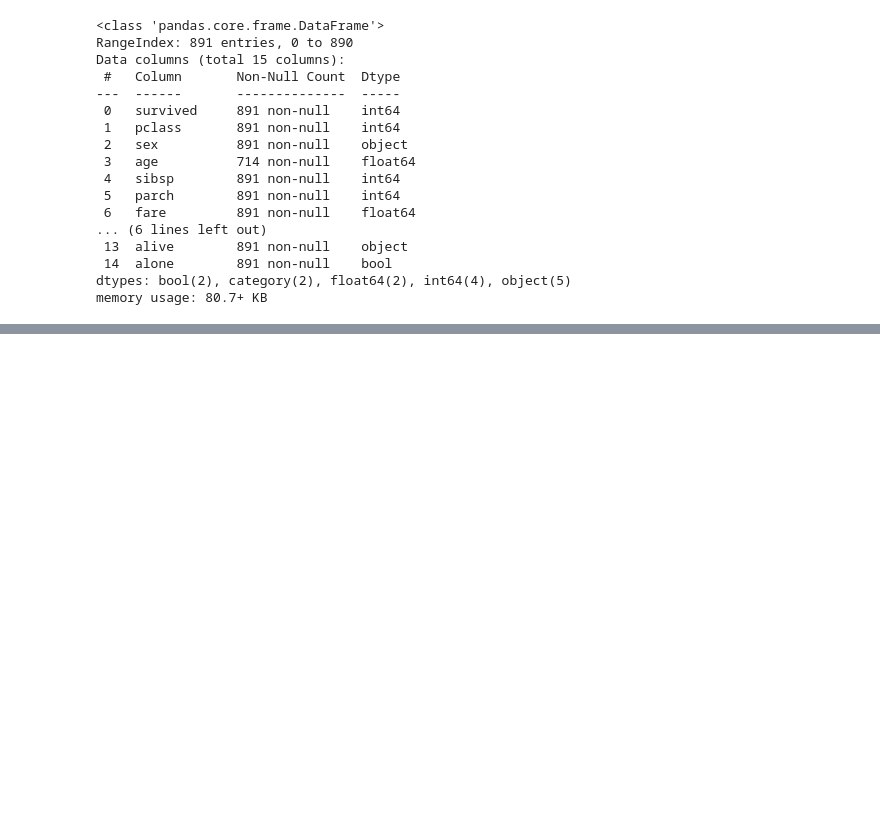
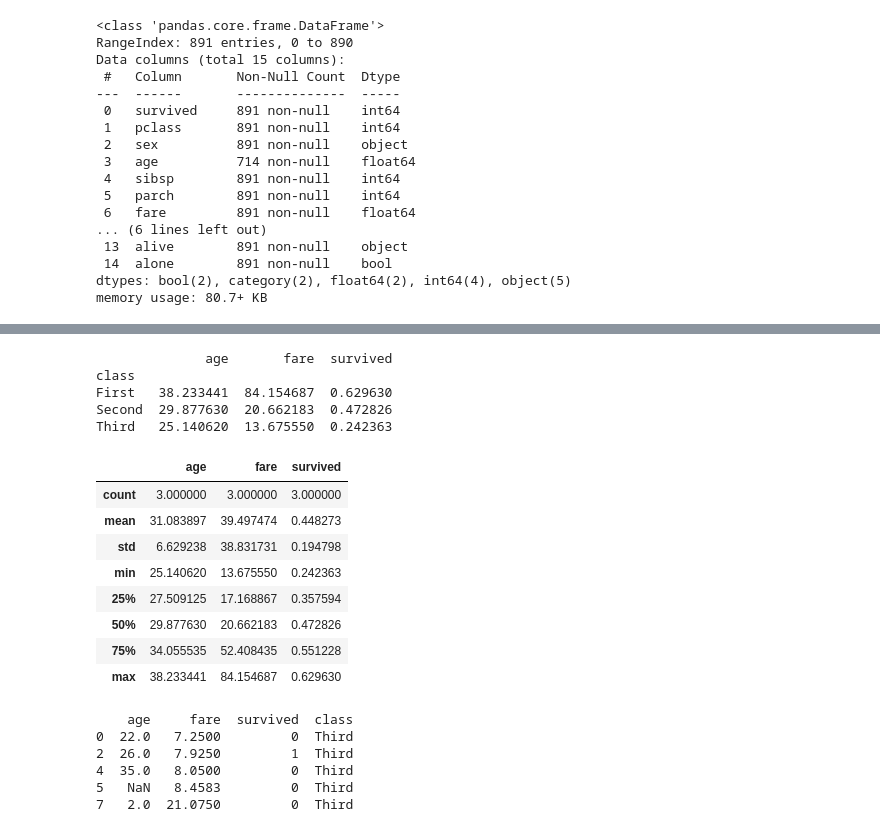
Before and after one commit to wjsghk1267/kita_2404, a Jupyter notebook: m03_분석 라이브러리/pandas_2_연산.ipynb, the cells around one changed output, grey strips where cells are left out. Saved outputs shown, nothing was run; the diff lists cells and outputs as text; code cells hidden in the pictures; blank space fills up the shorter version.

```diff
--- a/m03_분석 라이브러리/pandas_2_연산.ipynb
+++ b/m03_분석 라이브러리/pandas_2_연산.ipynb
@@ -318,3 +319,8 @@ Data columns (total 15 columns):
  14  alone        891 non-null    bool
 dtypes: bool(2), category(2), float64(2), int64(4), object(5)
 memory usage: 80.7+ KB
+# %%
+# class 열을 기준으로 분할 (1개 열을 기준)
+df1 = df[['age','fare','survived','class']]
+grouped = df1.groupby(['class'])
+print(grouped)
@@ -320,0 +353,33 @@ memory usage: 80.7+ KB
+# %%
+# 연산 메소드 적용
+average = grouped.mean()
+print(average)
+# %% [output]
+              age       fare  survived
+class
+First   38.233441  84.154687  0.629630
+Second  29.877630  20.662183  0.472826
+Third   25.140620  13.675550  0.242363
+# %%
+average.describe()
+# %% [output]
+|  | age | fare | survived |
+| count | 3.000000 | 3.000000 | 3.000000 |
+| mean | 31.083897 | 39.497474 | 0.448273 |
+| std | 6.629238 | 38.831731 | 0.194798 |
+| min | 25.140620 | 13.675550 | 0.242363 |
+| 25% | 27.509125 | 17.168867 | 0.357594 |
+| 50% | 29.877630 | 20.662183 | 0.472826 |
+| 75% | 34.055535 | 52.408435 | 0.551228 |
+| max | 38.233441 | 84.154687 | 0.629630 |
+# %%
+# 개별 그룹 선택하기
+group3 = grouped.get_group('Third')
+print(group3.head())
+# %% [output]
+    age     fare  survived  class
+0  22.0   7.2500         0  Third
+2  26.0   7.9250         1  Third
+4  35.0   8.0500         0  Third
+5   NaN   8.4583         0  Third
+7   2.0  21.0750         0  Third
```
Also changed, not shown: parts of 40 cells of this notebook.
